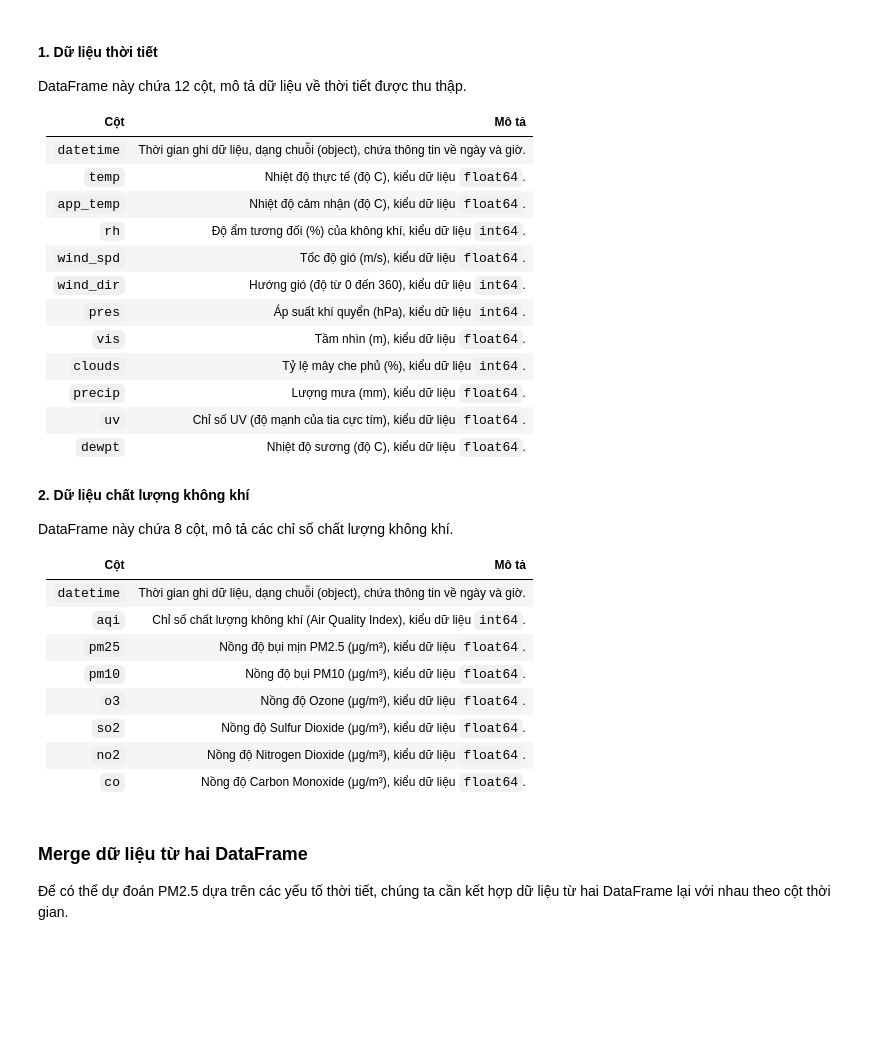
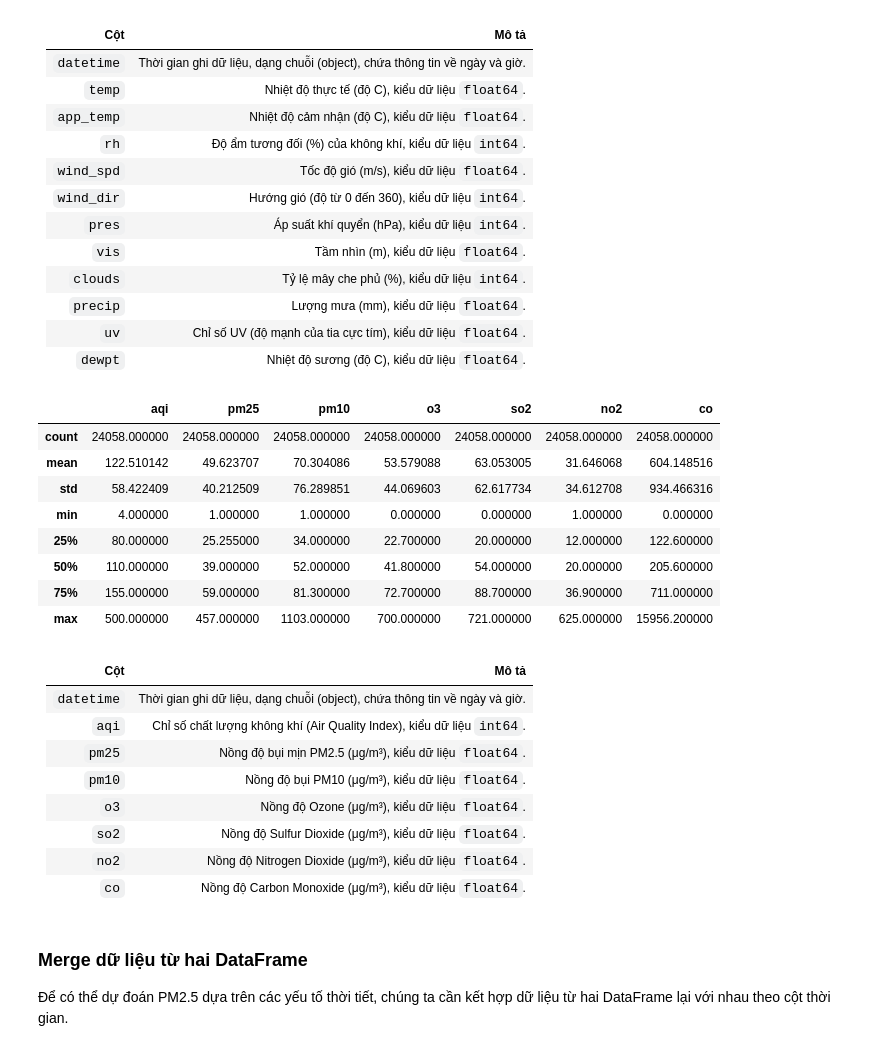
Before and after one commit to KienNT792/FSB_Tutorial, a Jupyter notebook: FSB/DAM501/data/notebook/dam501_assignment.ipynb, the cells around one changed output. Cells and saved outputs as stored; diff of their text form; code cells hidden in the pictures; blank space fills up the shorter version.

```diff
--- a/FSB/DAM501/data/notebook/dam501_assignment.ipynb
+++ b/FSB/DAM501/data/notebook/dam501_assignment.ipynb
@@ -34,8 +23,4 @@ None
 # %% [markdown]
-#### 1. Dữ liệu thời tiết
-
-DataFrame này chứa 12 cột, mô tả dữ liệu về thời tiết được thu thập.
-
 | Cột          | Mô tả                                                                                       |
 |--------------|---------------------------------------------------------------------------------------------|
 | `datetime`   | Thời gian ghi dữ liệu, dạng chuỗi (object), chứa thông tin về ngày và giờ.                 |
@@ -50,21 +35,31 @@ DataFrame này chứa 12 cột, mô tả dữ liệu về thời tiết được
 | `precip`     | Lượng mưa (mm), kiểu dữ liệu `float64`.                                                     |
 | `uv`         | Chỉ số UV (độ mạnh của tia cực tím), kiểu dữ liệu `float64`.                                |
 | `dewpt`      | Nhiệt độ sương (độ C), kiểu dữ liệu `float64`.                                              |
-
-#### 2. Dữ liệu chất lượng không khí
-
-DataFrame này chứa 8 cột, mô tả các chỉ số chất lượng không khí.
-
-| Cột        | Mô tả                                                                                       |
-|------------|---------------------------------------------------------------------------------------------|
-| `datetime` | Thời gian ghi dữ liệu, dạng chuỗi (object), chứa thông tin về ngày và giờ.                 |
-| `aqi`      | Chỉ số chất lượng không khí (Air Quality Index), kiểu dữ liệu `int64`.                      |
-| `pm25`     | Nồng độ bụi mịn PM2.5 (μg/m³), kiểu dữ liệu `float64`.                                      |
-| `pm10`     | Nồng độ bụi PM10 (μg/m³), kiểu dữ liệu `float64`.                                          |
-| `o3`       | Nồng độ Ozone (μg/m³), kiểu dữ liệu `float64`.                                              |
-| `so2`      | Nồng độ Sulfur Dioxide (μg/m³), kiểu dữ liệu `float64`.                                    |
-| `no2`      | Nồng độ Nitrogen Dioxide (μg/m³), kiểu dữ liệu `float64`.                                  |
-| `co`       | Nồng độ Carbon Monoxide (μg/m³), kiểu dữ liệu `float64`.                                   |
+# %%
+df_air = pd.read_csv('../data_file/hanoi_air_quality_history.csv')
+df_air.describe()
+# %% [output]
+|  | aqi | pm25 | pm10 | o3 | so2 | no2 | co |
+| count | 24058.000000 | 24058.000000 | 24058.000000 | 24058.000000 | 24058.000000 | 24058.000000 | 24058.000000 |
+| mean | 122.510142 | 49.623707 | 70.304086 | 53.579088 | 63.053005 | 31.646068 | 604.148516 |
+| std | 58.422409 | 40.212509 | 76.289851 | 44.069603 | 62.617734 | 34.612708 | 934.466316 |
+| min | 4.000000 | 1.000000 | 1.000000 | 0.000000 | 0.000000 | 1.000000 | 0.000000 |
+| 25% | 80.000000 | 25.255000 | 34.000000 | 22.700000 | 20.000000 | 12.000000 | 122.600000 |
+| 50% | 110.000000 | 39.000000 | 52.000000 | 41.800000 | 54.000000 | 20.000000 | 205.600000 |
+| 75% | 155.000000 | 59.000000 | 81.300000 | 72.700000 | 88.700000 | 36.900000 | 711.000000 |
+| max | 500.000000 | 457.000000 | 1103.000000 | 700.000000 | 721.000000 | 625.000000 | 15956.200000 |
+# %% [markdown]
+
+| Cột        | Mô tả                                                                                       |
+|------------|---------------------------------------------------------------------------------------------|
+| `datetime` | Thời gian ghi dữ liệu, dạng chuỗi (object), chứa thông tin về ngày và giờ.                 |
+| `aqi`      | Chỉ số chất lượng không khí (Air Quality Index), kiểu dữ liệu `int64`.                      |
+| `pm25`     | Nồng độ bụi mịn PM2.5 (μg/m³), kiểu dữ liệu `float64`.                                      |
+| `pm10`     | Nồng độ bụi PM10 (μg/m³), kiểu dữ liệu `float64`.                                          |
+| `o3`       | Nồng độ Ozone (μg/m³), kiểu dữ liệu `float64`.                                              |
+| `so2`      | Nồng độ Sulfur Dioxide (μg/m³), kiểu dữ liệu `float64`.                                    |
+| `no2`      | Nồng độ Nitrogen Dioxide (μg/m³), kiểu dữ liệu `float64`.                                  |
+| `co`       | Nồng độ Carbon Monoxide (μg/m³), kiểu dữ liệu `float64`.                                   |
 # %% [markdown]
 ### Merge dữ liệu từ hai DataFrame
 
```
Also changed, not shown: parts of 4 cells of this notebook, 1 other file.
